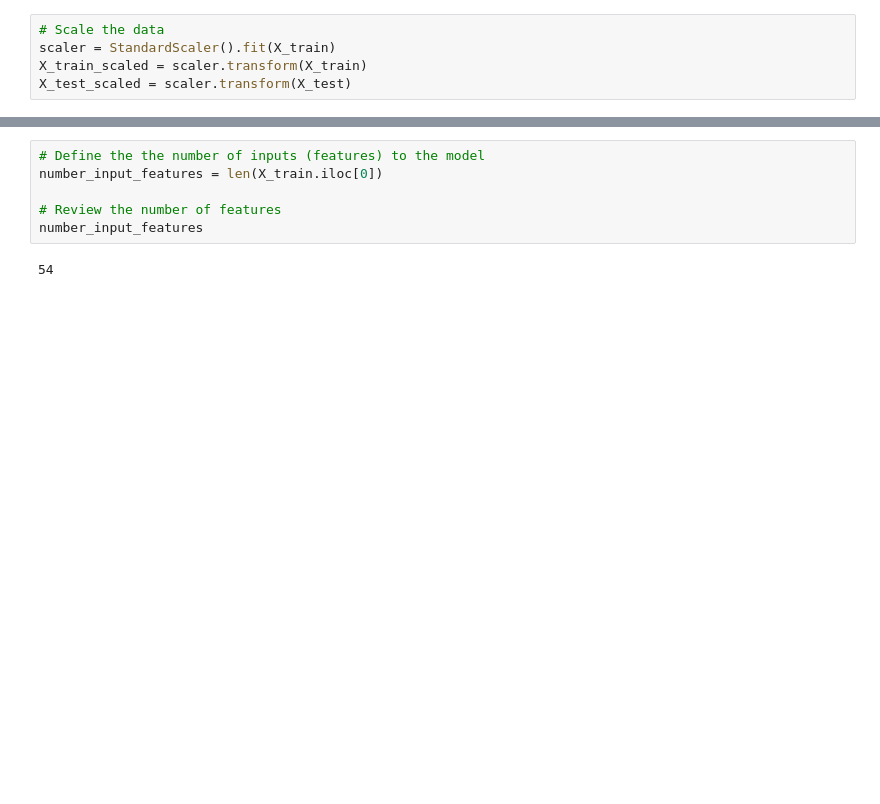
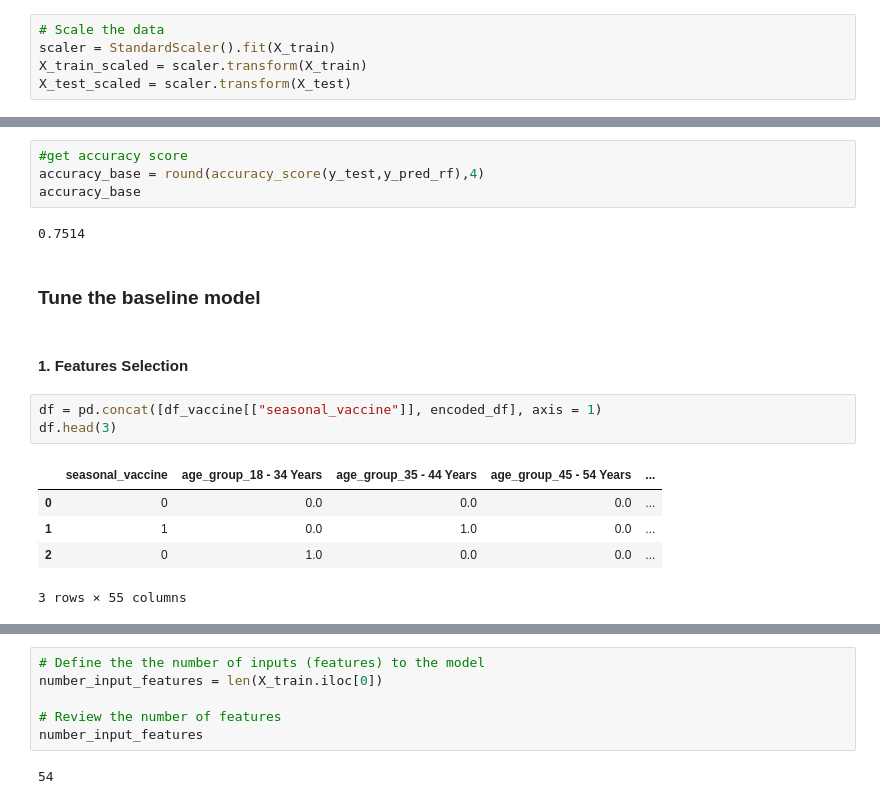
Before and after one commit to lfraccaro1/fintech_project_2, a Jupyter notebook: flu_vaccination_prediction.ipynb, the cells around one changed output, grey strips where cells are left out. Drawn from its saved outputs; the diff is of its cells as text; blank space fills up the shorter version.

```diff
--- a/flu_vaccination_prediction.ipynb
+++ b/flu_vaccination_prediction.ipynb
@@ -350,0 +332,19 @@ weighted avg       0.76      0.76      0.76      6677
+# %%
+#get accuracy score
+accuracy_base = round(accuracy_score(y_test,y_pred_rf),4)
+accuracy_base
+# %% [output]
+0.7514
+# %% [markdown]
+### Tune the baseline model
+# %% [markdown]
+#### 1. Features Selection
+# %%
+df = pd.concat([df_vaccine[["seasonal_vaccine"]], encoded_df], axis = 1)
+df.head(3)
+# %% [output]
+|  | seasonal_vaccine | age_group_18 - 34 Years | age_group_35 - 44 Years | age_group_45 - 54 Years | ... |
+| 0 | 0 | 0.0 | 0.0 | 0.0 | ... |
+| 1 | 1 | 0.0 | 1.0 | 0.0 | ... |
+| 2 | 0 | 1.0 | 0.0 | 0.0 | ... |
+3 rows × 55 columns
```
Also changed, not shown: parts of 64 cells of this notebook.
